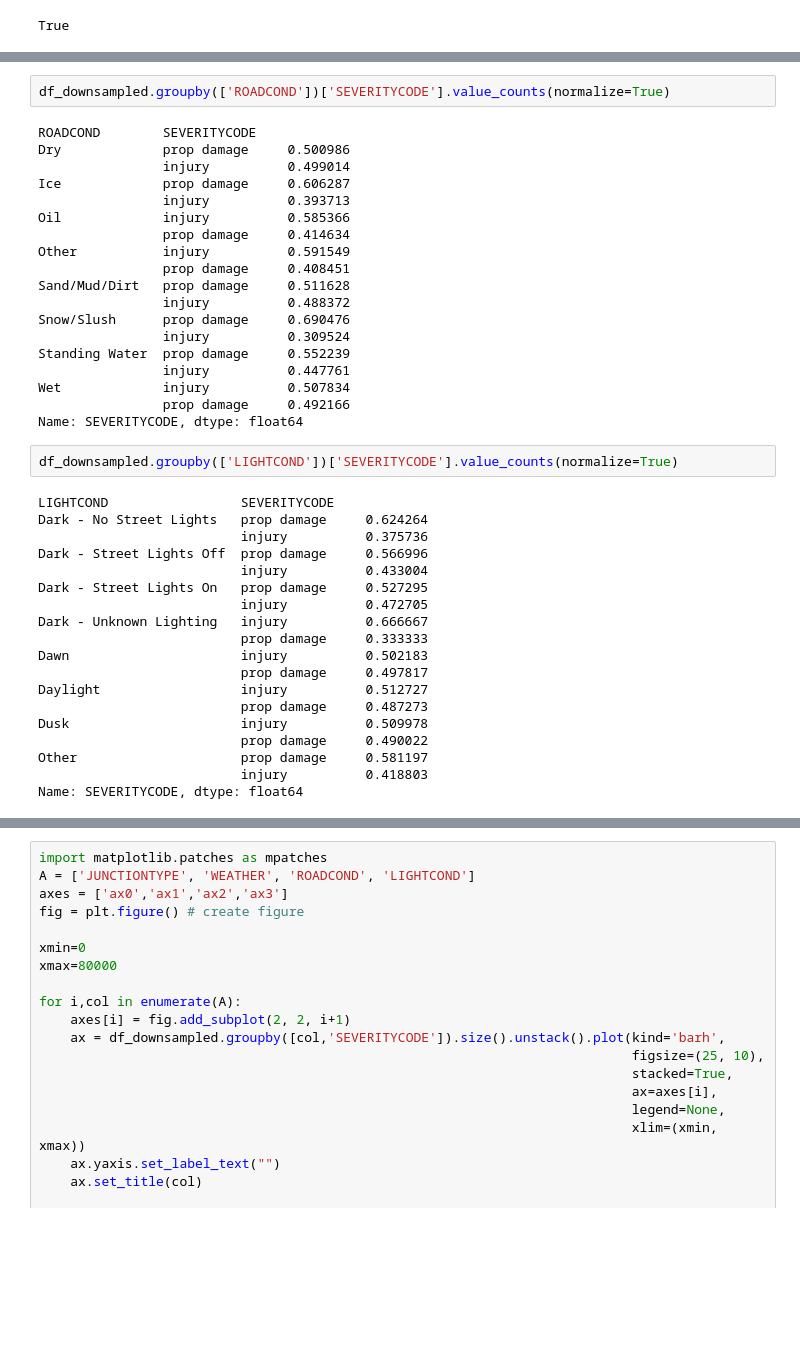
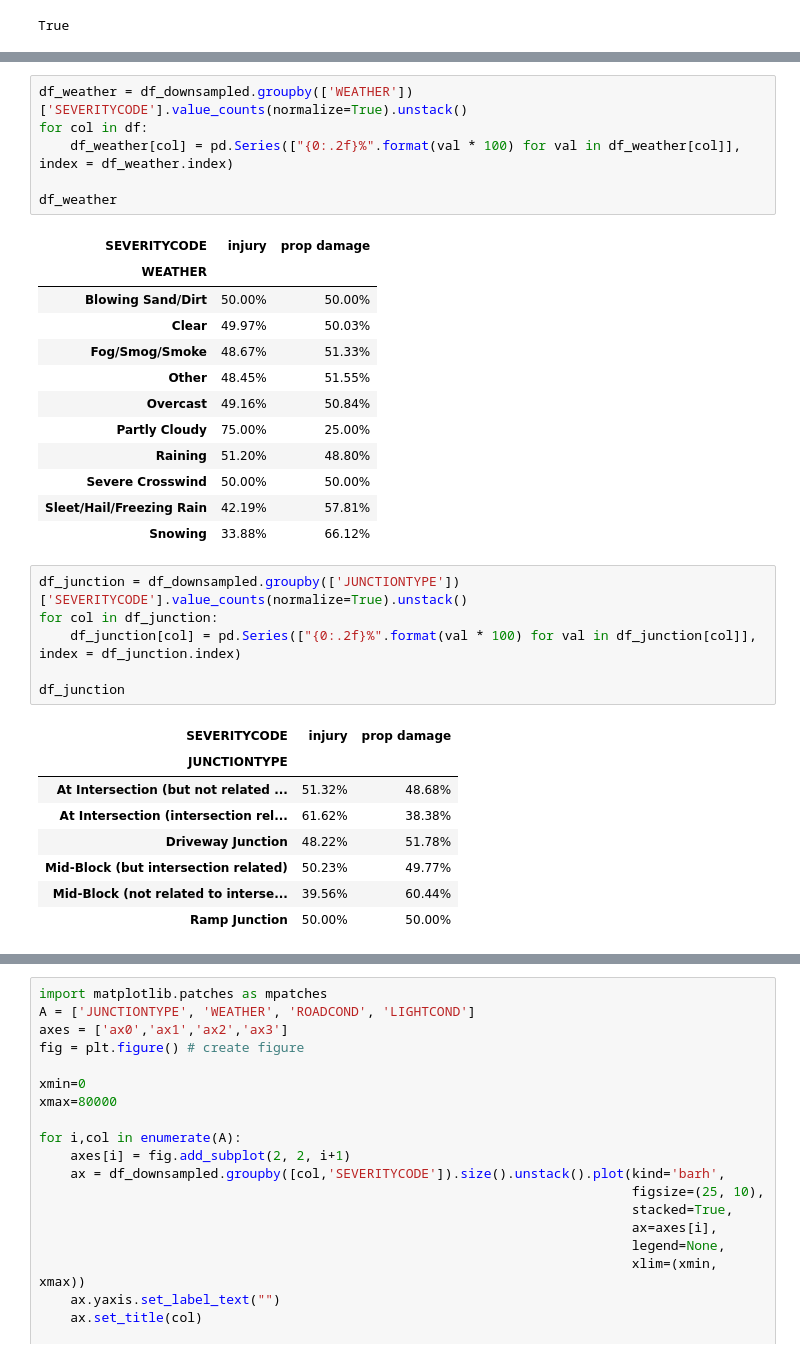
Before and after one commit to SPavez88/Coursera_Capstone, a Jupyter notebook: Coursera_Capstone_Notebook.ipynb, the cells around one changed output, grey strips where cells are left out. Drawn from its saved outputs; the diff is of its cells as text; blank space fills up the shorter version.

```diff
--- a/Coursera_Capstone_Notebook.ipynb
+++ b/Coursera_Capstone_Notebook.ipynb
@@ -402,42 +373,34 @@ Name: SEVERITYCODE, dtype: float64
-# %%
-df_downsampled.groupby(['ROADCOND'])['SEVERITYCODE'].value_counts(normalize=True)
-# %% [output]
-ROADCOND        SEVERITYCODE
-Dry             prop damage     0.500986
-                injury          0.499014
-Ice             prop damage     0.606287
-                injury          0.393713
-Oil             injury          0.585366
-                prop damage     0.414634
-Other           injury          0.591549
-                prop damage     0.408451
-Sand/Mud/Dirt   prop damage     0.511628
-                injury          0.488372
-Snow/Slush      prop damage     0.690476
-                injury          0.309524
-Standing Water  prop damage     0.552239
-                injury          0.447761
-Wet             injury          0.507834
-                prop damage     0.492166
-Name: SEVERITYCODE, dtype: float64
-# %%
-df_downsampled.groupby(['LIGHTCOND'])['SEVERITYCODE'].value_counts(normalize=True)
-# %% [output]
-LIGHTCOND                 SEVERITYCODE
-Dark - No Street Lights   prop damage     0.624264
-                          injury          0.375736
-Dark - Street Lights Off  prop damage     0.566996
-                          injury          0.433004
-Dark - Street Lights On   prop damage     0.527295
-                          injury          0.472705
-Dark - Unknown Lighting   injury          0.666667
-                          prop damage     0.333333
-Dawn                      injury          0.502183
-                          prop damage     0.497817
-Daylight                  injury          0.512727
-                          prop damage     0.487273
-Dusk                      injury          0.509978
-                          prop damage     0.490022
-Other                     prop damage     0.581197
-                          injury          0.418803
-Name: SEVERITYCODE, dtype: float64
+# %%
+df_weather = df_downsampled.groupby(['WEATHER'])['SEVERITYCODE'].value_counts(normalize=True).unstack()
+for col in df:
+    df_weather[col] = pd.Series(["{0:.2f}%".format(val * 100) for val in df_weather[col]], index = df_weather.index)
+
+df_weather
+# %% [output]
+| SEVERITYCODE | injury | prop damage |
+| WEATHER |  |  |
+| Blowing Sand/Dirt | 50.00% | 50.00% |
+| Clear | 49.97% | 50.03% |
+| Fog/Smog/Smoke | 48.67% | 51.33% |
+| Other | 48.45% | 51.55% |
+| Overcast | 49.16% | 50.84% |
+| Partly Cloudy | 75.00% | 25.00% |
+| Raining | 51.20% | 48.80% |
+| Severe Crosswind | 50.00% | 50.00% |
+| Sleet/Hail/Freezing Rain | 42.19% | 57.81% |
+| Snowing | 33.88% | 66.12% |
+# %%
+df_junction = df_downsampled.groupby(['JUNCTIONTYPE'])['SEVERITYCODE'].value_counts(normalize=True).unstack()
+for col in df_junction:
+    df_junction[col] = pd.Series(["{0:.2f}%".format(val * 100) for val in df_junction[col]], index = df_junction.index)
+
+df_junction
+# %% [output]
+| SEVERITYCODE | injury | prop damage |
+| JUNCTIONTYPE |  |  |
+| At Intersection (but not related ... | 51.32% | 48.68% |
+| At Intersection (intersection rel... | 61.62% | 38.38% |
+| Driveway Junction | 48.22% | 51.78% |
+| Mid-Block (but intersection related) | 50.23% | 49.77% |
+| Mid-Block (not related to interse... | 39.56% | 60.44% |
+| Ramp Junction | 50.00% | 50.00% |
```
Also changed, not shown: parts of 7 cells of this notebook.
